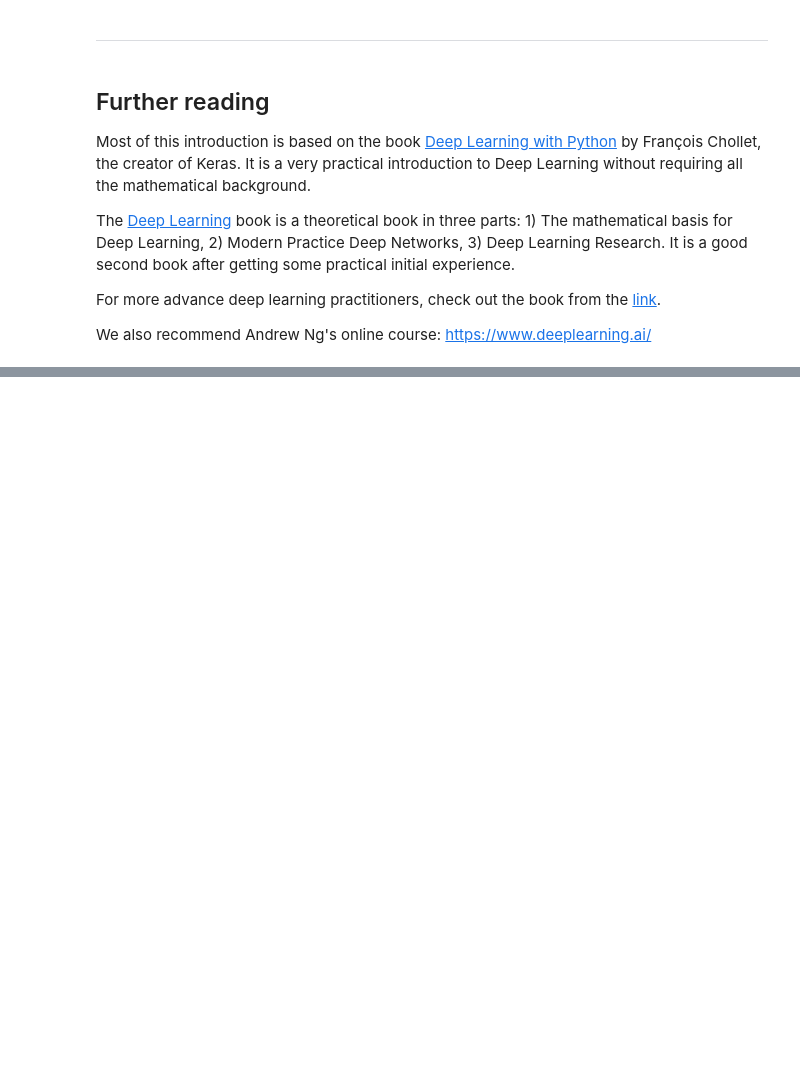
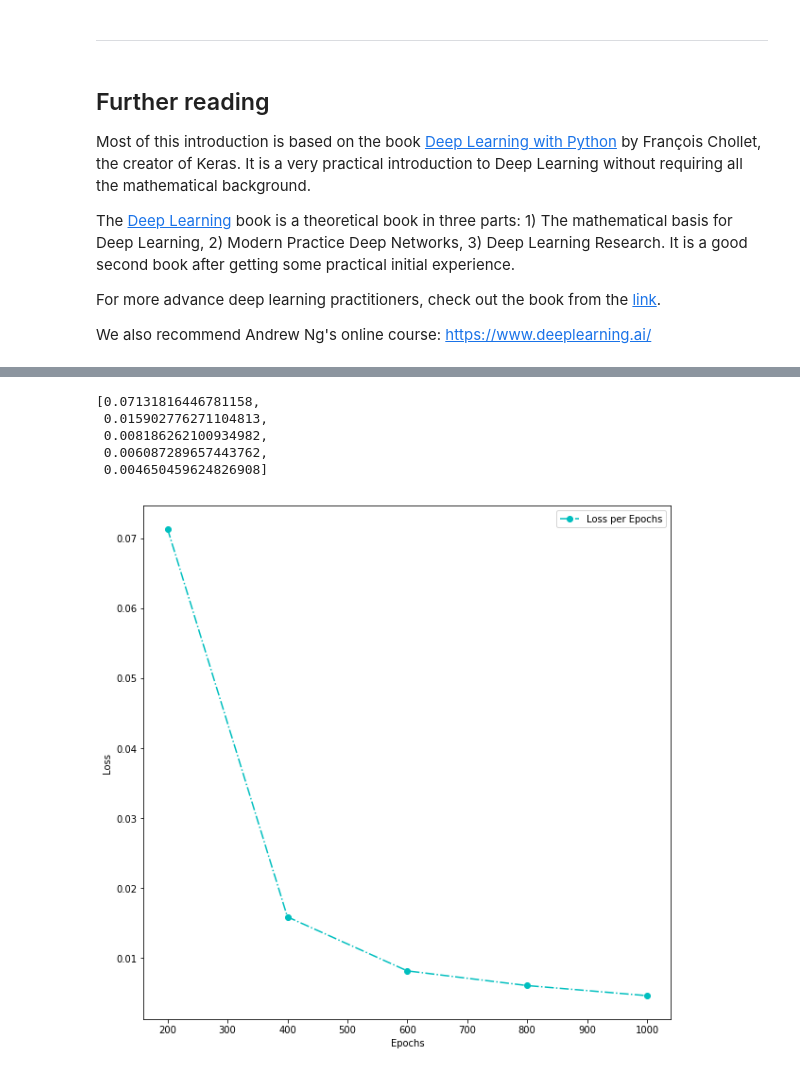
Before and after one commit to WillArevalo/LML2018-URosario, a Jupyter notebook: Labs/Lab4/lab4.ipynb, the cells around one changed output, grey strips where cells are left out. Drawn from its saved outputs; the diff is of its cells as text; code cells hidden in the pictures; blank space fills up the shorter version.

```diff
--- a/Labs/Lab4/lab4.ipynb
+++ b/Labs/Lab4/lab4.ipynb
@@ -579,0 +582,18 @@ We also recommend Andrew Ng's online course: https://www.deeplearning.ai/
+# %%
+%%time
+# XOR
+
+X = np.array([[0,0],[0,1],[1,0],[1,1]])
+Y = np.array([[0],[1],[1],[0]])
+train_loss_list = []
+
+for epo in range(200, 1200, 200):
+    print("*"*30,"Epochs:",epo,"*"*30)
+    model = models.Sequential()
+    model.add(layers.Dense(8, input_dim=2, activation='tanh'))
+    model.add(layers.Dense(1, activation='sigmoid'))
+    model.compile(loss='binary_crossentropy', optimizer=SGD(lr=0.1))
+    model.fit(X, Y, batch_size=1, epochs=epo)
+
+    train_loss = model.evaluate(X, Y)
+    train_loss_list.append(train_loss)
@@ -579,0 +618,16 @@ We also recommend Andrew Ng's online course: https://www.deeplearning.ai/
+# %%
+train_loss_list
+# %% [output]
+[0.07131816446781158,
+ 0.015902776271104813,
+ 0.008186262100934982,
+ 0.006087289657443762,
+ 0.004650459624826908]
+# %%
+plt.figure(figsize=(10,10))
+plt.plot([epo for epo in range(200, 1200, 200)], train_loss_list,'-.o', c='c',label="Loss per Epochs")
+plt.xlabel("Epochs")
+plt.ylabel("Loss")
+plt.legend();
+# %% [output]
+[figure, added]
```
Also changed, not shown: parts of 4 cells of this notebook, 1 other file.
